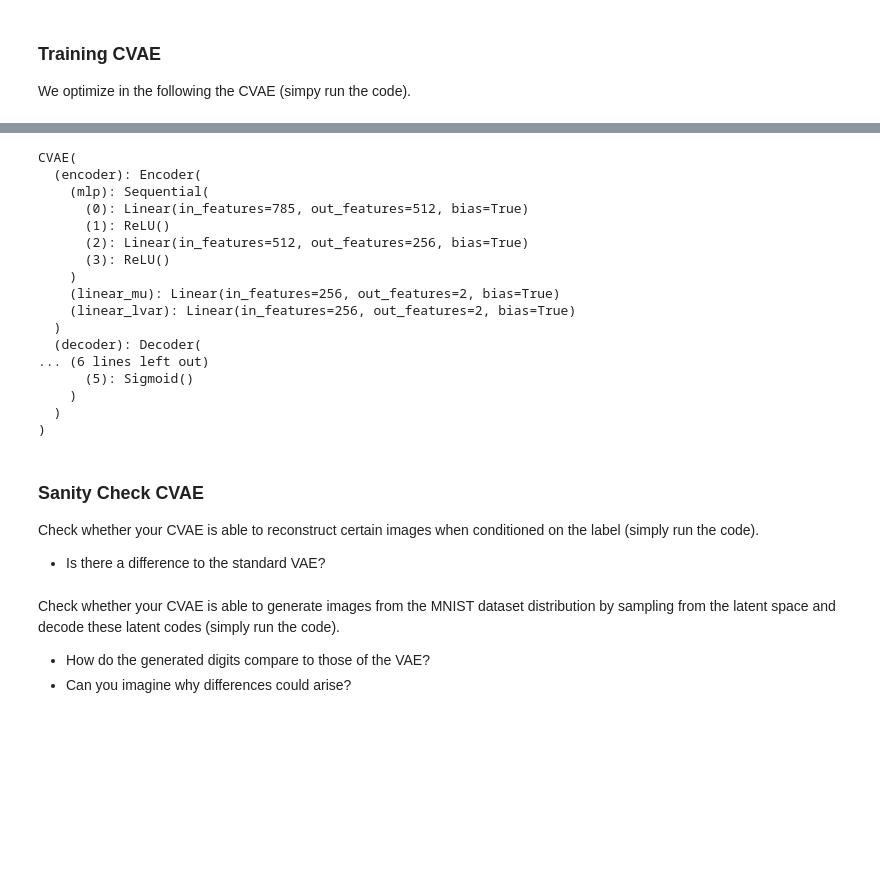
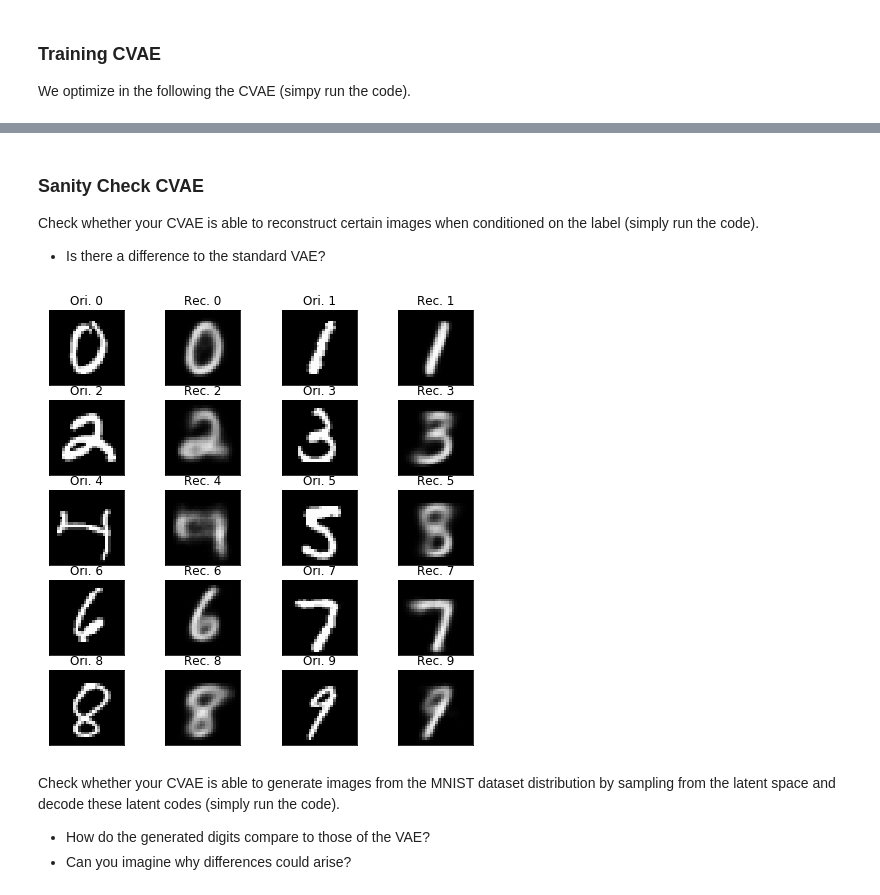
Before and after one commit to ml4cdeca/AdvancedMachineLearning, a Jupyter notebook: exercise05/cvae.ipynb, the cells around one changed output, grey strips where cells are left out. Saved outputs shown, nothing was run; the diff lists cells and outputs as text; code cells hidden in the pictures; blank space fills up the shorter version.

```diff
--- a/exercise05/cvae.ipynb
+++ b/exercise05/cvae.ipynb
@@ -450,46 +466,29 @@ RuntimeError: size mismatch, m1: [128 x 3], m2: [2 x 256] at C:/w/1/s/tmp_conda_
-# %%
-print(cvae)
-# %% [output]
-CVAE(
-  (encoder): Encoder(
-    (mlp): Sequential(
-      (0): Linear(in_features=785, out_features=512, bias=True)
-      (1): ReLU()
-      (2): Linear(in_features=512, out_features=256, bias=True)
-      (3): ReLU()
-    )
-    (linear_mu): Linear(in_features=256, out_features=2, bias=True)
-    (linear_lvar): Linear(in_features=256, out_features=2, bias=True)
-  )
-  (decoder): Decoder(
-... (6 lines left out)
-      (5): Sigmoid()
-    )
-  )
-)
 # %% [markdown]
 ### Sanity Check CVAE
 Check whether your CVAE is able to reconstruct certain images when conditioned on the label (simply run the code).
 * Is there a difference to the standard VAE?
 # %%
 x,l = next(iter(train_loader))
+plt.figure(figsize=(8,8))
 for i in range(0, 10):
     x_one_label = x[l==i][:2]
 
     samples = x_one_label[:1].to(device)
-    labels= i* torch.ones(1).type(torch.long)
+    labels= i* torch.ones(1).type(torch.float).to(device)
     plt.subplot(5,4,2*i+1)
-    plt.tight_layout()
+    #plt.tight_layout()
     imshow(samples[0,0].cpu())
     plt.title("Ori. {}".format(i))
 
     samples_rec, _, _ = cvae(samples, c = labels)
     samples_rec = samples_rec.detach().cpu().view(-1,28,28)
 
     plt.subplot(5, 4, 2*i+2)
-    plt.tight_layout()
+    #plt.tight_layout()
     imshow(samples_rec[0])
     plt.title("Rec. {}".format(i))
+# %% [output]
+[figure, added]
 # %% [markdown]
 Check whether your CVAE is able to generate images from the MNIST dataset distribution by sampling from the latent space and decode these latent codes (simply run the code).
 * How do the generated digits compare to those of the VAE?
```
Also changed, not shown: parts of 3 cells of this notebook.
